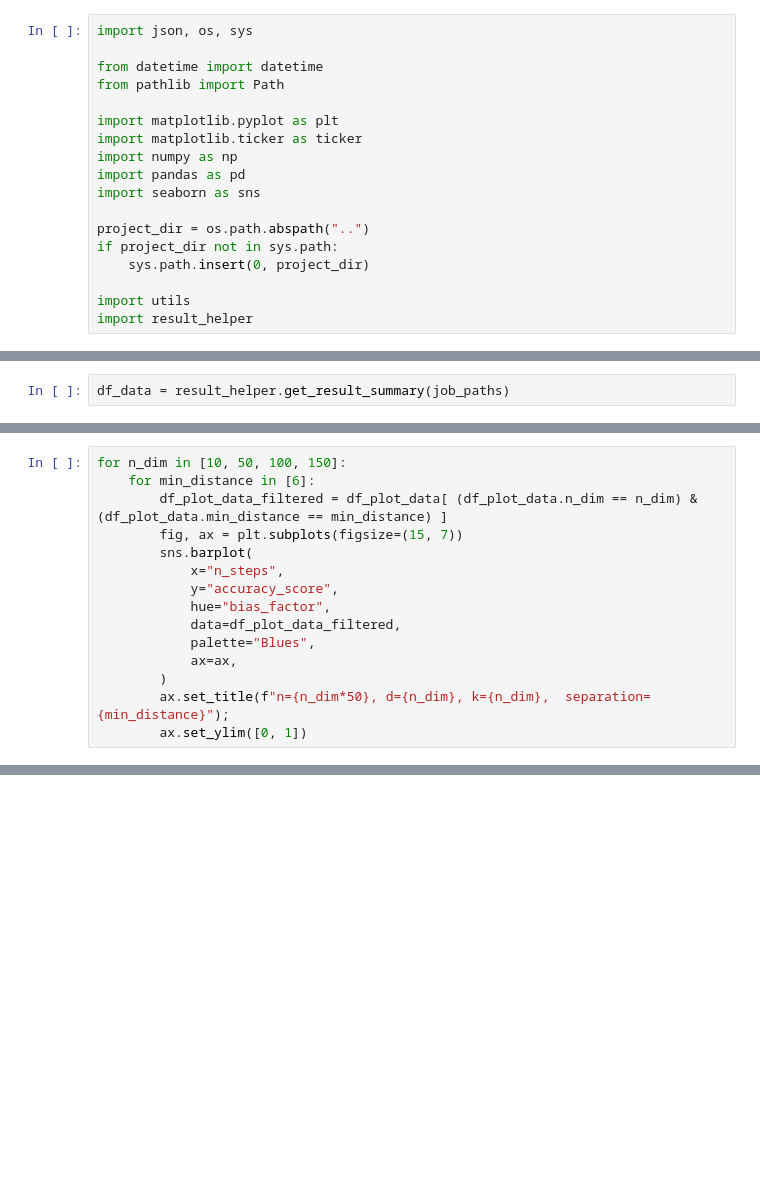
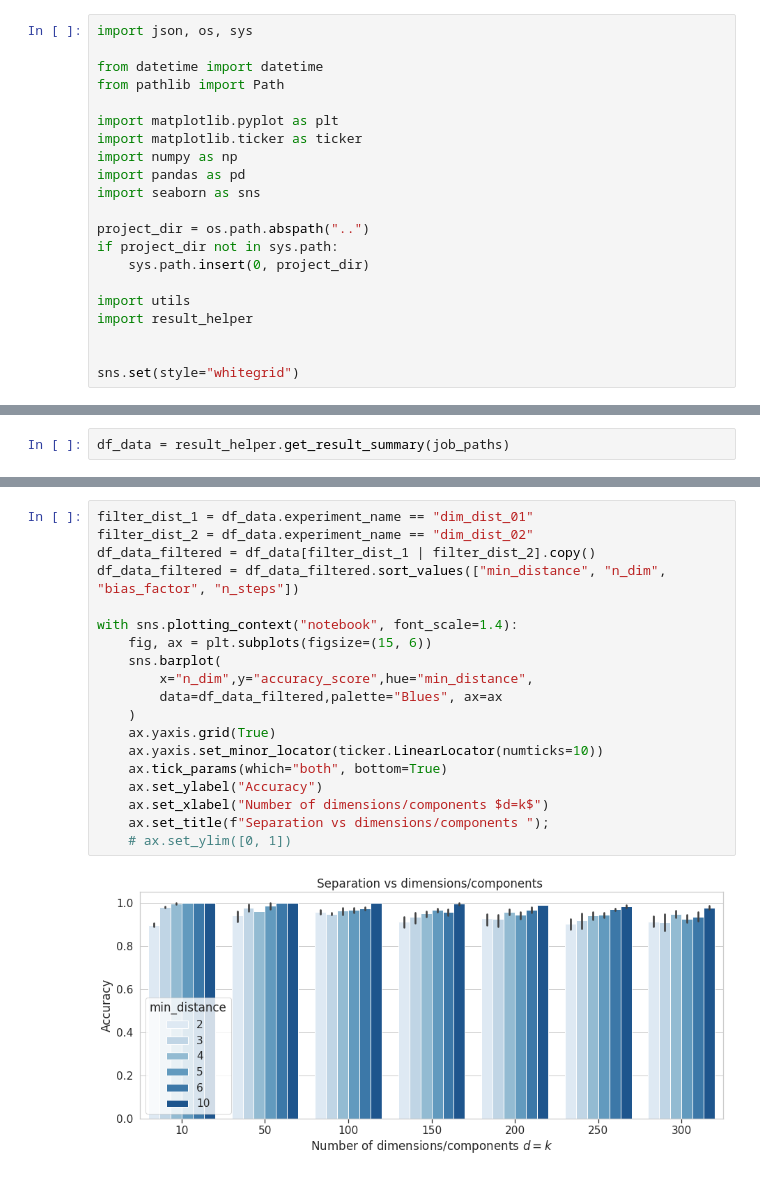
Before and after one commit to sheikhomar/mixture-learning, a Jupyter notebook: notebooks/03-initial-results.ipynb, the cells around one changed output, grey strips where cells are left out. Drawn from its saved outputs; the diff is of its cells as text; blank space fills up the shorter version.

Commit message:
Update results notebook.

```diff
--- a/notebooks/03-initial-results.ipynb
+++ b/notebooks/03-initial-results.ipynb
@@ -16,4 +16,7 @@ if project_dir not in sys.path:
 
 import utils
 import result_helper
+
+
+sns.set(style="whitegrid")
 # %%
@@ -51,15 +29,0 @@ df_plot_data
-# %%
-for n_dim in [10, 50, 100, 150]:
-    for min_distance in [6]:
-        df_plot_data_filtered = df_plot_data[ (df_plot_data.n_dim == n_dim) & (df_plot_data.min_distance == min_distance) ]
-        fig, ax = plt.subplots(figsize=(15, 7))
-        sns.barplot(
-            x="n_steps",
-            y="accuracy_score",
-            hue="bias_factor",
-            data=df_plot_data_filtered,
-            palette="Blues",
-            ax=ax,
-        )
-        ax.set_title(f"n={n_dim*50}, d={n_dim}, k={n_dim},  separation={min_distance}");
-        ax.set_ylim([0, 1])
@@ -70,0 +48,21 @@ for n_dim in [10, 50, 100, 150]:
+# %%
+filter_dist_1 = df_data.experiment_name == "dim_dist_01"
+filter_dist_2 = df_data.experiment_name == "dim_dist_02"
+df_data_filtered = df_data[filter_dist_1 | filter_dist_2].copy()
+df_data_filtered = df_data_filtered.sort_values(["min_distance", "n_dim", "bias_factor", "n_steps"])
+
+with sns.plotting_context("notebook", font_scale=1.4):
+    fig, ax = plt.subplots(figsize=(15, 6))
+    sns.barplot(
+        x="n_dim",y="accuracy_score",hue="min_distance",
+        data=df_data_filtered,palette="Blues", ax=ax
+    )
+    ax.yaxis.grid(True)
+    ax.yaxis.set_minor_locator(ticker.LinearLocator(numticks=10))
+    ax.tick_params(which="both", bottom=True)
+    ax.set_ylabel("Accuracy")
+    ax.set_xlabel("Number of dimensions/components $d=k$")
+    ax.set_title(f"Separation vs dimensions/components ");
+    # ax.set_ylim([0, 1])
+# %% [output]
+[figure, added]
```
Also changed, not shown: parts of 11 cells of this notebook.
